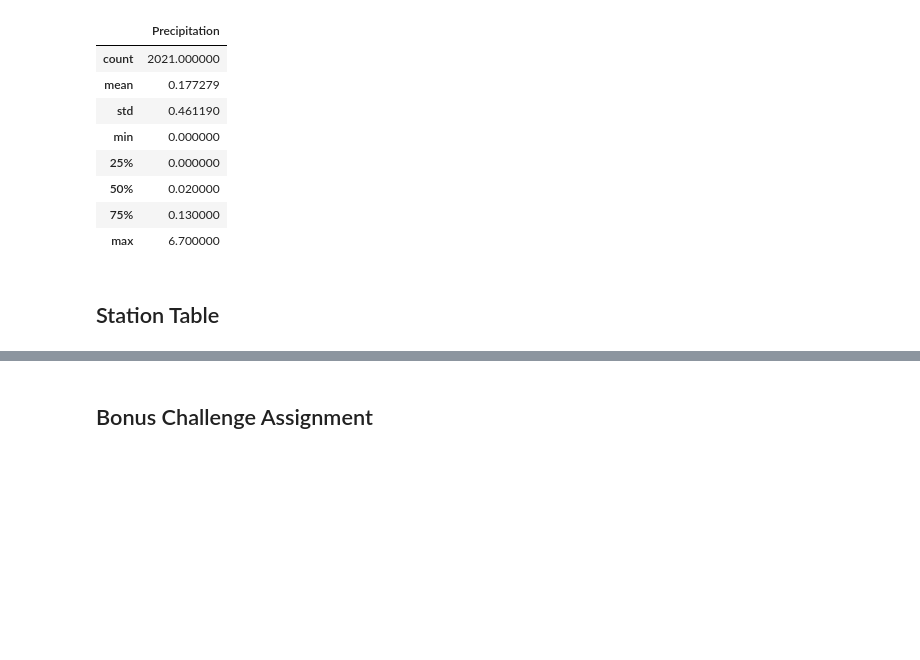
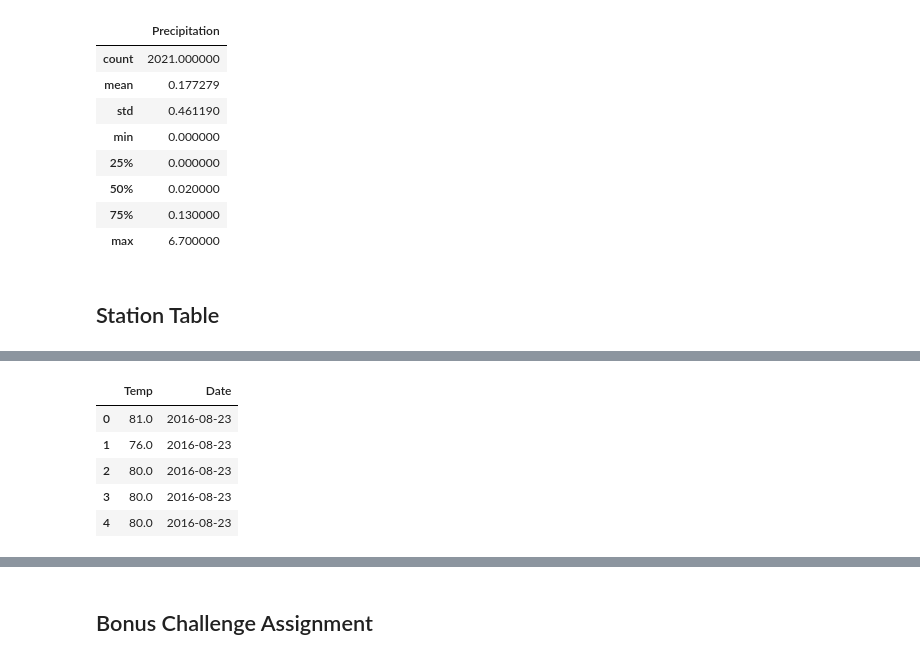
Before and after one commit to ande3674/sqlalchemy-challenge, a Jupyter notebook: climate_starter.ipynb, the cells around one changed output, grey strips where cells are left out. Drawn from its saved outputs; the diff is of its cells as text; code cells hidden in the pictures; blank space fills up the shorter version.

```diff
--- a/climate_starter.ipynb
+++ b/climate_starter.ipynb
@@ -98,0 +191,11 @@ measurement_df.describe()
+# %%
+# Put temp data into a dataframe
+temperature_df = pd.DataFrame(last_year_tobs_rows, columns=['Temp', 'Date'])
+temperature_df.head()
+# %% [output]
+|  | Temp | Date |
+| 0 | 81.0 | 2016-08-23 |
+| 1 | 76.0 | 2016-08-23 |
+| 2 | 80.0 | 2016-08-23 |
+| 3 | 80.0 | 2016-08-23 |
+| 4 | 80.0 | 2016-08-23 |
```
Also changed, not shown: parts of 8 cells of this notebook.
